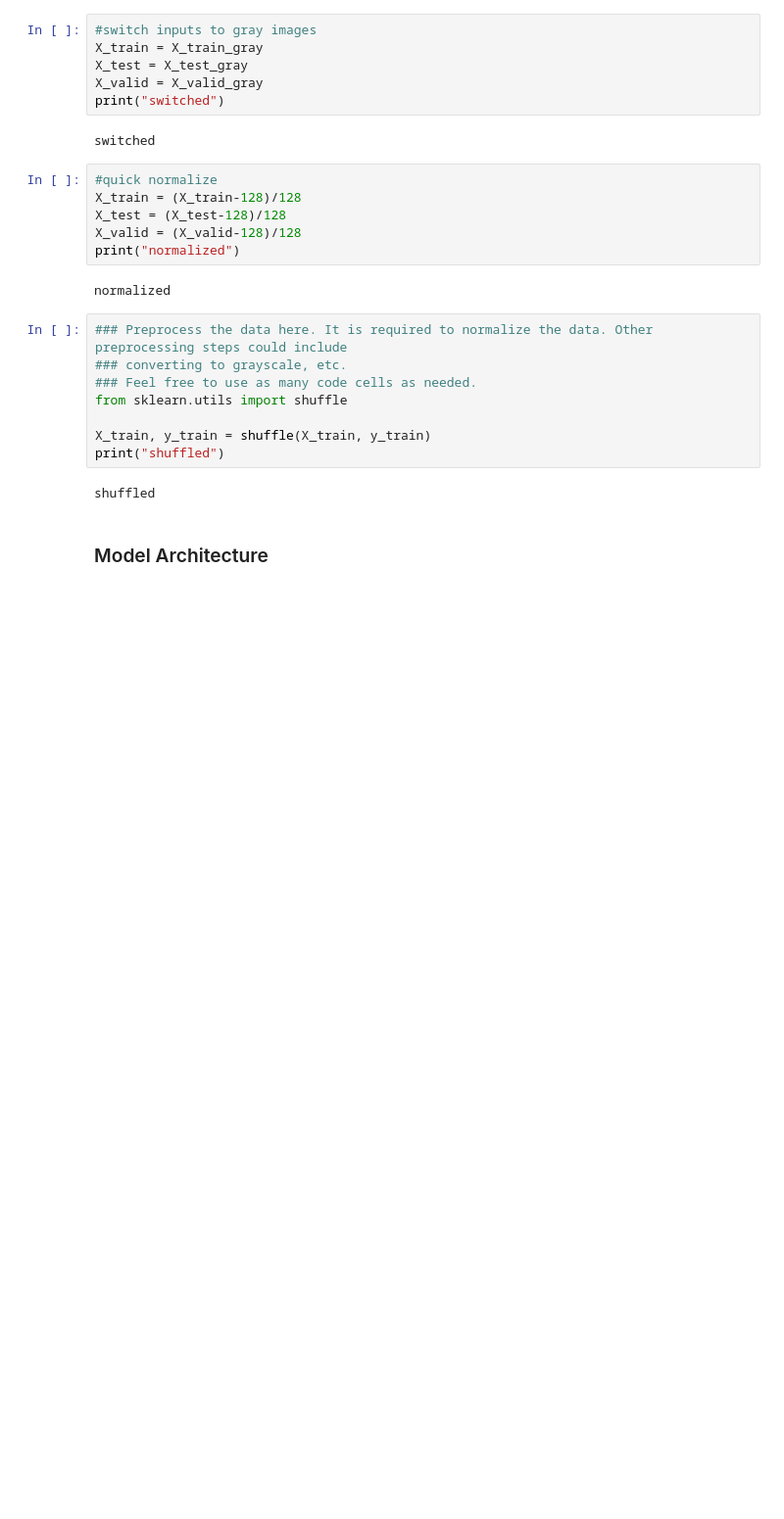
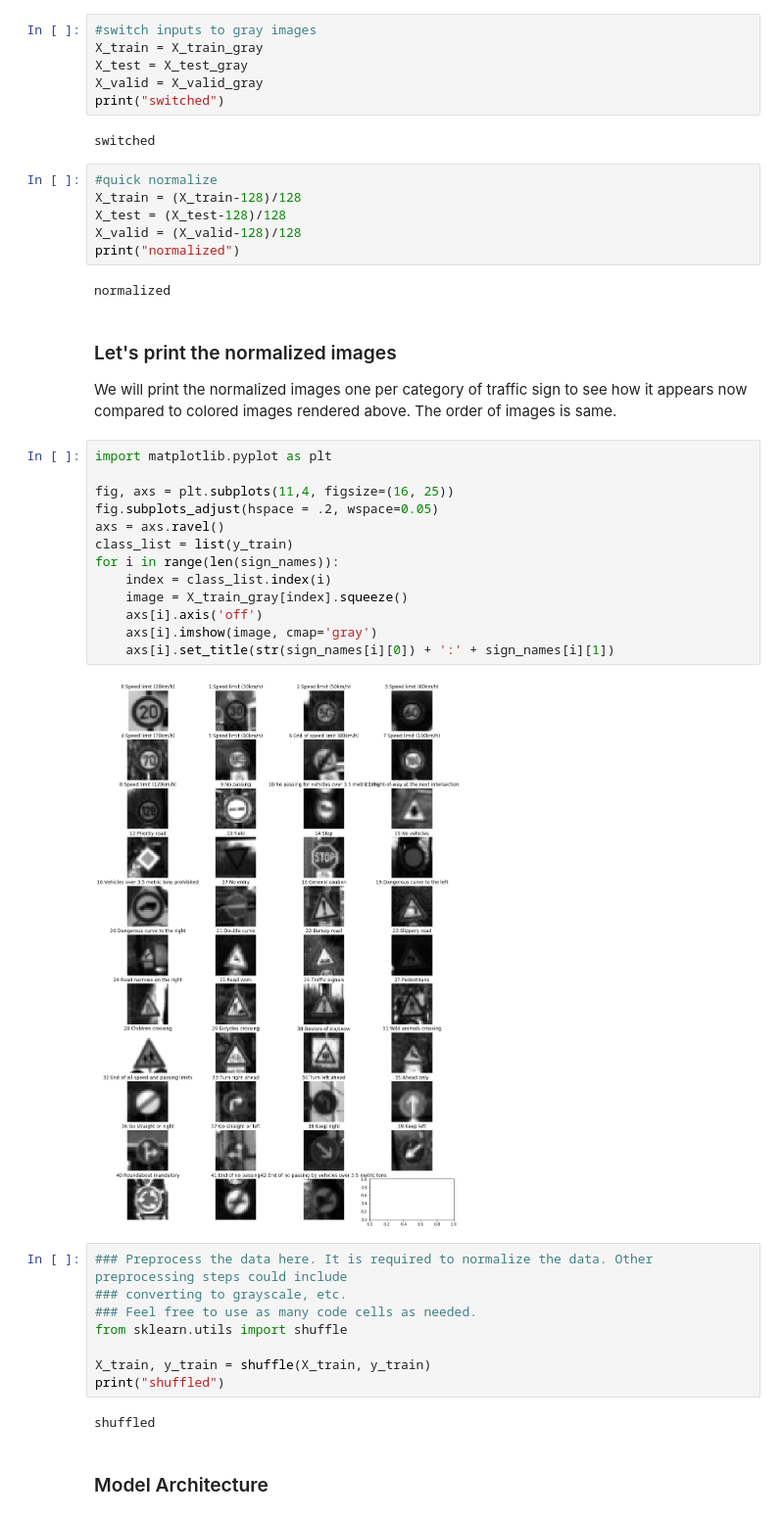
Before and after one commit to rpanday/CarND-Traffic-Sign-Classifier-Project, a Jupyter notebook: Traffic_Sign_Classifier.ipynb, the cells around one changed output. Shown: that part at 98% size. Cells and saved outputs as stored; diff of their text form; blank space fills up the shorter version.

```diff
--- a/Traffic_Sign_Classifier.ipynb
+++ b/Traffic_Sign_Classifier.ipynb
@@ -186,6 +195,24 @@ X_valid = (X_valid-128)/128
 print("normalized")
 # %% [output]
 normalized
+# %% [markdown]
+### Let's print the normalized images
+We will print the normalized images one per category of traffic sign to see how it appears now compared to colored images rendered above. The order of images is same.
+# %%
+import matplotlib.pyplot as plt
+
+fig, axs = plt.subplots(11,4, figsize=(16, 25))
+fig.subplots_adjust(hspace = .2, wspace=0.05)
+axs = axs.ravel()
+class_list = list(y_train)
+for i in range(len(sign_names)):
+    index = class_list.index(i)
+    image = X_train_gray[index].squeeze()
+    axs[i].axis('off')
+    axs[i].imshow(image, cmap='gray')
+    axs[i].set_title(str(sign_names[i][0]) + ':' + sign_names[i][1])
+# %% [output]
+[figure, added]
 # %%
 ### Preprocess the data here. It is required to normalize the data. Other preprocessing steps could include
 ### converting to grayscale, etc.
```
Also changed, not shown: parts of 19 cells of this notebook, 10 other files.
